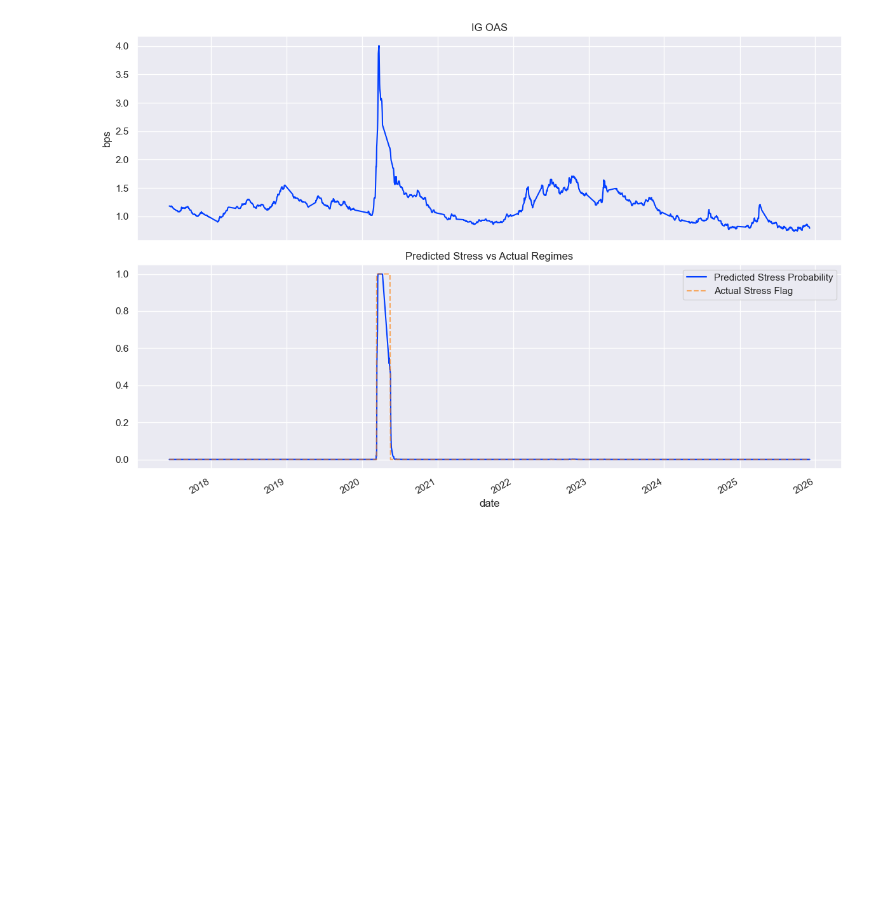
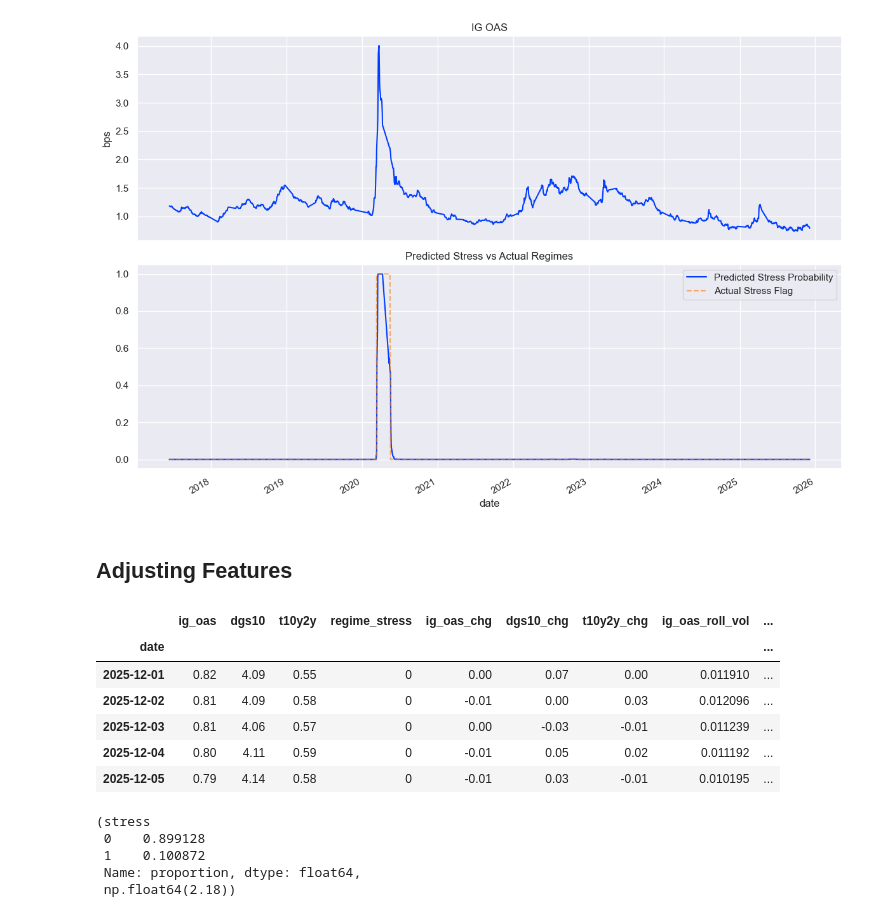
Before and after one commit to WickedoneC/credit_spread_regime, a Jupyter notebook: notebooks/01_eda_spread_regimes.ipynb, the cells around one changed output. Drawn from its saved outputs; the diff is of its cells as text; code cells hidden in the pictures; blank space fills up the shorter version.

```diff
--- a/notebooks/01_eda_spread_regimes.ipynb
+++ b/notebooks/01_eda_spread_regimes.ipynb
@@ -219,3 +225,34 @@ plt.tight_layout()
 plt.show()
 # %% [output]
 [figure]
+# %% [markdown]
+## Adjusting Features
+# %%
+df = df.copy()
+df = df.dropna(subset=["ig_oas", "dgs10", "t10y2y"]).sort_index()
+
+# Ensure correct units interpretation:
+# ig_oas is typically in percent (e.g., 1.2 meaning 120 bps) on FRED for some series;
+# dgs10 is percent; t10y2y is percent/points depending on series.
+# We won't change units yet—just be consistent.
+df.tail()
+# %% [output]
+|  | ig_oas | dgs10 | t10y2y | regime_stress | ig_oas_chg | dgs10_chg | t10y2y_chg | ig_oas_roll_vol | ... |
+| date |  |  |  |  |  |  |  |  | ... |
+| 2025-12-01 | 0.82 | 4.09 | 0.55 | 0 | 0.00 | 0.07 | 0.00 | 0.011910 | ... |
+| 2025-12-02 | 0.81 | 4.09 | 0.58 | 0 | -0.01 | 0.00 | 0.03 | 0.012096 | ... |
+| 2025-12-03 | 0.81 | 4.06 | 0.57 | 0 | 0.00 | -0.03 | -0.01 | 0.011239 | ... |
+| 2025-12-04 | 0.80 | 4.11 | 0.59 | 0 | -0.01 | 0.05 | 0.02 | 0.011192 | ... |
+| 2025-12-05 | 0.79 | 4.14 | 0.58 | 0 | -0.01 | 0.03 | -0.01 | 0.010195 | ... |
+# %%
+stress_q = 0.90
+stress_threshold = df["ig_oas"].quantile(stress_q)
+df["stress"] = (df["ig_oas"] >= stress_threshold).astype(int)
+
+df["stress"].value_counts(normalize=True), stress_threshold
+# %% [output]
+(stress
+ 0    0.899128
+ 1    0.100872
+ Name: proportion, dtype: float64,
+ np.float64(2.18))
```
Also changed, not shown: parts of 12 cells of this notebook.
